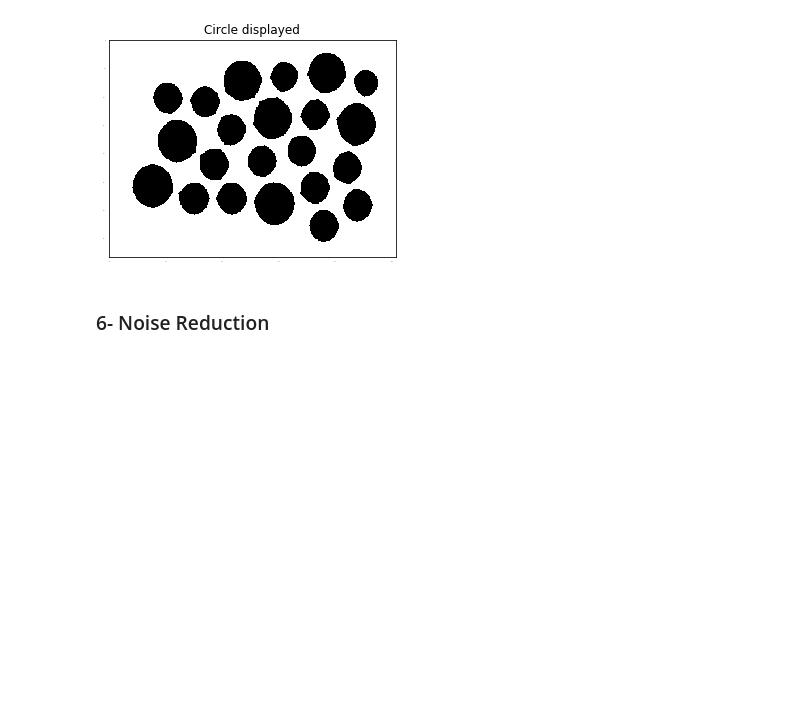
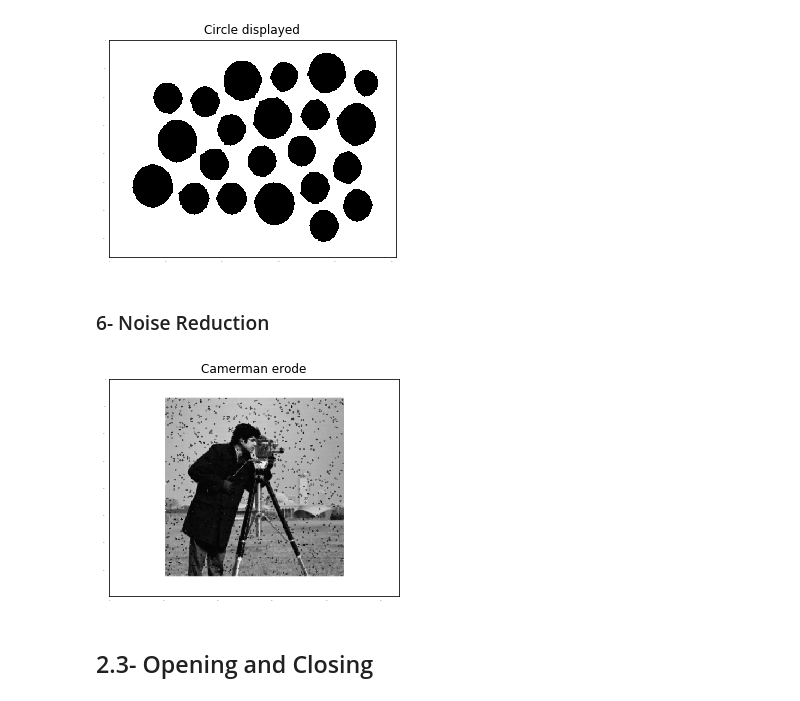
Before and after one commit to MennaMuhammed/ImageAssg2, a Jupyter notebook: ImagProc-Assg2.ipynb, the cells around one changed output. Cells and saved outputs as stored; diff of their text form; code cells hidden in the pictures; blank space fills up the shorter version.

```diff
--- a/ImagProc-Assg2.ipynb
+++ b/ImagProc-Assg2.ipynb
@@ -154,6 +155,10 @@ yt = plt.title('Circle displayed')
 # %% [markdown]
 ### 6- Noise Reduction
 # %%
-dcaman = dilation_circle(caman,3)
-y = showImg(dcaman)
-yt = plt.title('Camerman denoised')
+ecaman = erode_circle(caman,3)
+y = showImg(ecaman)
+yt = plt.title('Camerman erode')
+# %% [output]
+[figure, added]
+# %% [markdown]
+## 2.3- Opening and Closing
```
Also changed, not shown: parts of 12 cells of this notebook.
